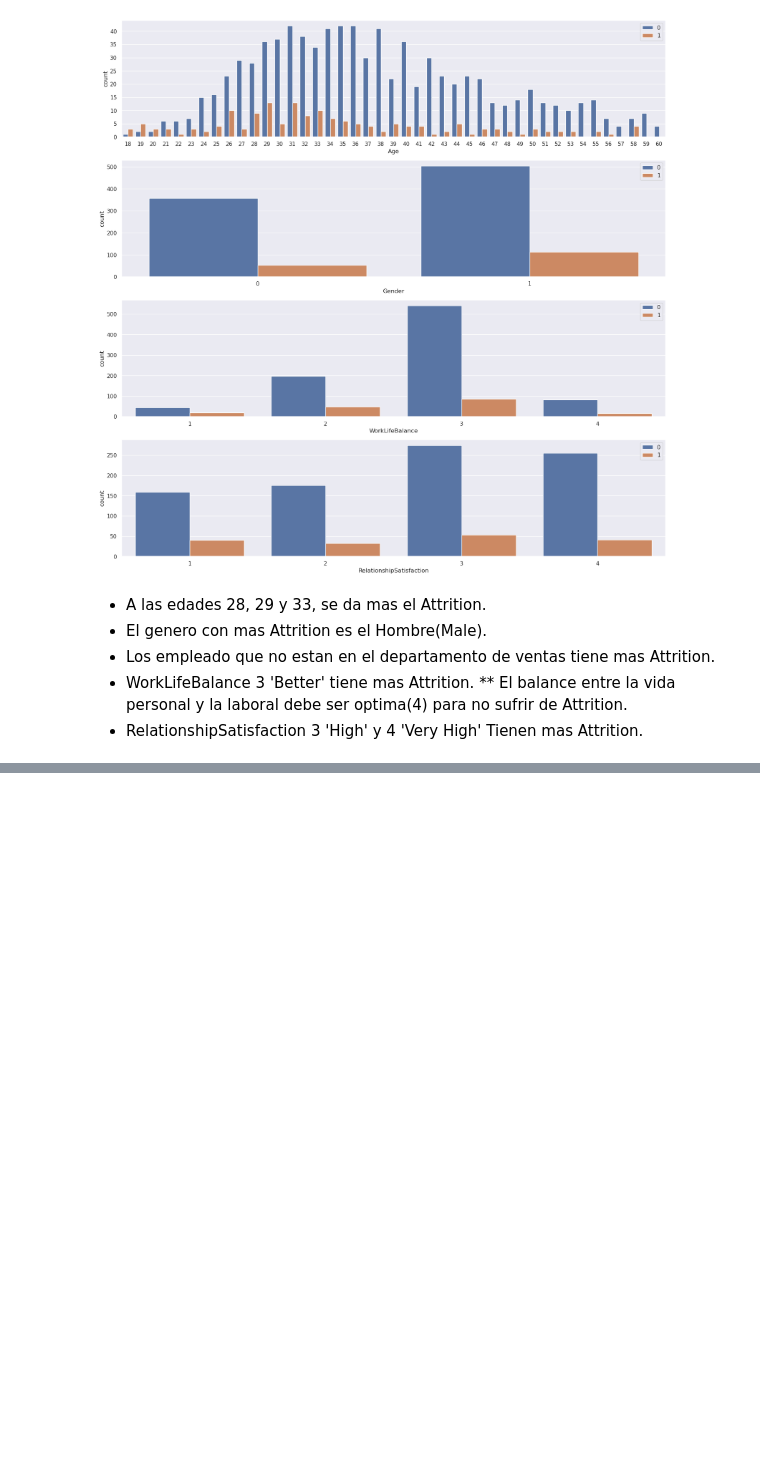
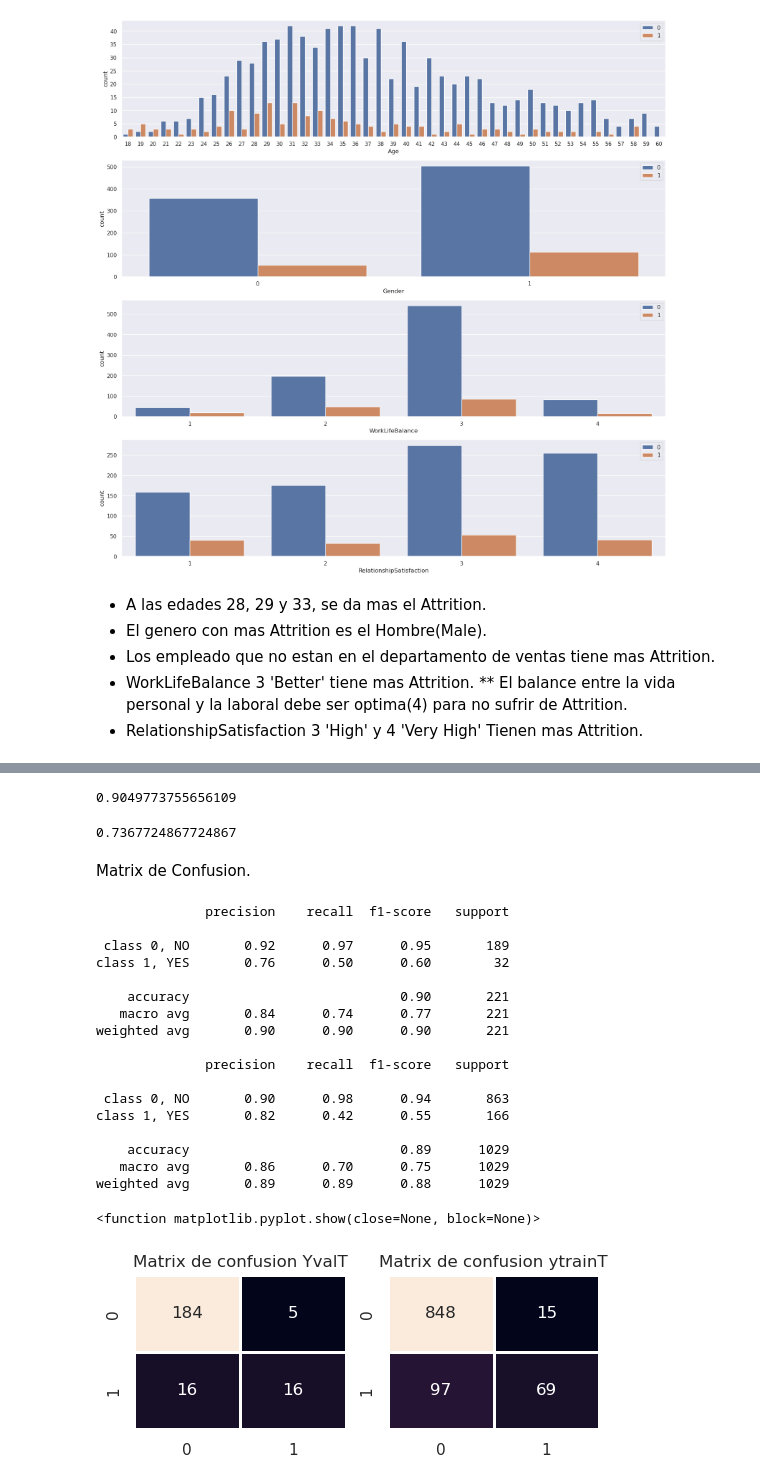
Before and after one commit to fran-dev-front/actividad2_3, a Jupyter notebook: Actividad_Semanas_3_y_4.ipynb, the cells around one changed output, grey strips where cells are left out. Cells and saved outputs as stored; diff of their text form; code cells hidden in the pictures; blank space fills up the shorter version.

```diff
--- a/Actividad_Semanas_3_y_4.ipynb
+++ b/Actividad_Semanas_3_y_4.ipynb
@@ -664,0 +653,3 @@ array([0, 0, 0, 0, 0, 0, 0, 0, 0, 0, 0, 0, 0, 0, 0, 0, 0, 0, 0, 1, 0, 0,
+# %%
+predictionsXtrainT = logisticRegr.predict(XtrainT)
+predictionsXtrainT
@@ -664,0 +669,3 @@ array([0, 0, 0, 0, 0, 0, 0, 0, 0, 0, 0, 0, 0, 0, 0, 0, 0, 0, 0, 1, 0, 0,
+# %%
+predictionsXvalT = logisticRegr.predict(XvalT)
+predictionsXvalT
@@ -664,0 +684,48 @@ array([0, 0, 0, 0, 0, 0, 0, 0, 0, 0, 0, 0, 0, 0, 0, 0, 0, 0, 0, 1, 0, 0,
+# %%
+score = accuracy_score(yvalT, predictionsXvalT)
+score
+# %% [output]
+0.9049773755656109
+# %%
+recall_score(yvalT, predictionsXvalT, average='macro')
+# %% [output]
+0.7367724867724867
+# %% [markdown]
+Matrix de Confusion.
+# %%
+cf_matrix_vyalT = confusion_matrix(yvalT, predictionsXvalT)
+cf_matrix_ytrainT = confusion_matrix(ytrainT, predictionsXtrainT)
+plt.figure(figsize=(6, 2))
+plt.subplot(1,2,1)
+plt.subplot(1,2,1)
+plt.title('Matrix de confusion YvalT')
+target_names = ['class 0, NO', 'class 1, YES']
+print(classification_report(yvalT, predictionsXvalT, target_names=target_names))
+sns.heatmap(cf_matrix_vyalT, linewidths=1, annot=True, fmt='g', cbar=False,)
+plt.subplot(1,2,2)
+plt.title('Matrix de confusion ytrainT')
+target_names = ['class 0, NO', 'class 1, YES']
+print(classification_report(ytrainT, predictionsXtrainT, target_names=target_names))
+sns.heatmap(cf_matrix_ytrainT, linewidths=1, annot=True, fmt='g', cbar=False,)
+
+plt.show
+# %% [output]
+              precision    recall  f1-score   support
+
+ class 0, NO       0.92      0.97      0.95       189
+class 1, YES       0.76      0.50      0.60        32
+
+    accuracy                           0.90       221
+   macro avg       0.84      0.74      0.77       221
+weighted avg       0.90      0.90      0.90       221
+
+              precision    recall  f1-score   support
+
+ class 0, NO       0.90      0.98      0.94       863
+class 1, YES       0.82      0.42      0.55       166
+
+    accuracy                           0.89      1029
+   macro avg       0.86      0.70      0.75      1029
+weighted avg       0.89      0.89      0.88      1029
+<function matplotlib.pyplot.show(close=None, block=None)>
+[figure, added]
```
Also changed, not shown: parts of 29 cells of this notebook, 1 other file.
